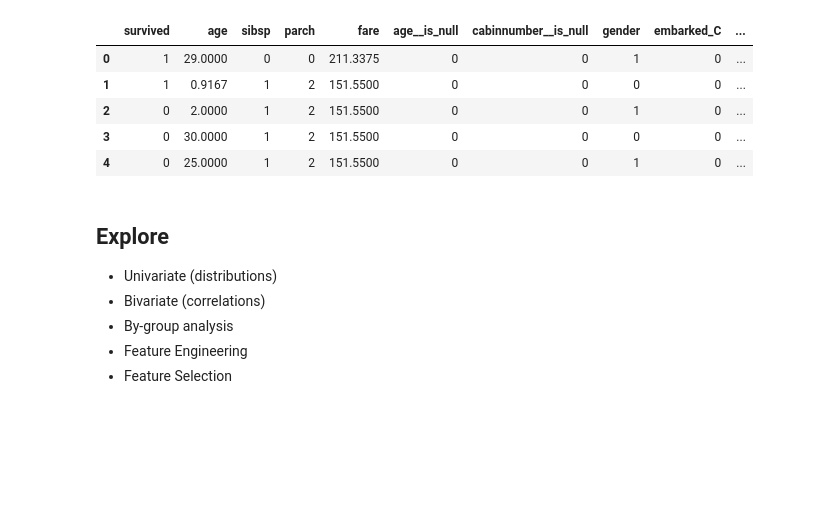
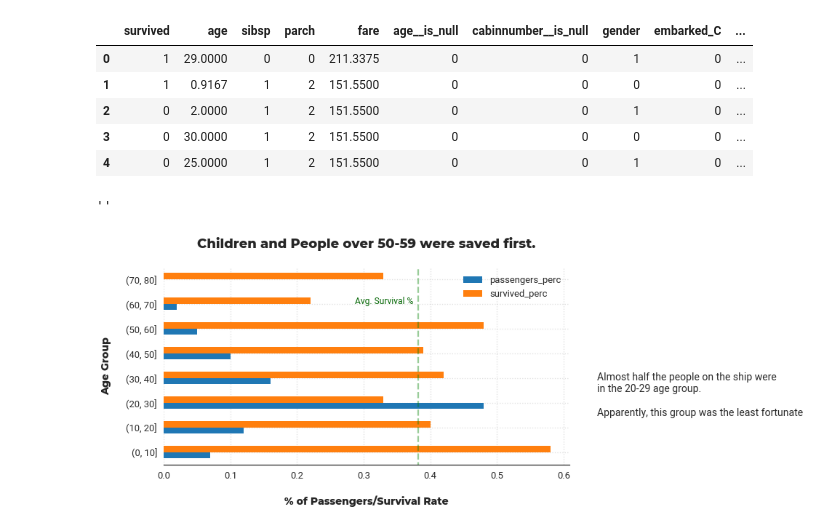
Before and after one commit to dushyantkhosla/ds-docker-walkthru-titanic, a Jupyter notebook: notebooks/03-Explore.ipynb, the cells around one changed output. Drawn from its saved outputs; the diff is of its cells as text; code cells hidden in the pictures; blank space fills up the shorter version.

Commit message:
Completed Explore.ipynb and Model.ipynb

```diff
--- a/notebooks/03-Explore.ipynb
+++ b/notebooks/03-Explore.ipynb
@@ -51,11 +124,3 @@ df.head()
 | 2 | 0 | 2.0000 | 1 | 2 | 151.5500 | 0 | 0 | 1 | 0 | ... |
 | 3 | 0 | 30.0000 | 1 | 2 | 151.5500 | 0 | 0 | 0 | 0 | ... |
 | 4 | 0 | 25.0000 | 1 | 2 | 151.5500 | 0 | 0 | 1 | 0 | ... |
-# %% [markdown]
-## Explore
-
-- Univariate (distributions)
-- Bivariate (correlations)
-- By-group analysis
-- Feature Engineering
-- Feature Selection
@@ -65,2 +126,0 @@ print("Average Survival Rate: {}%".format(y.mean().round(3) * 100))
-# %%
-rcParams['font.family'] = ['Lucid']
@@ -72,2 +126,0 @@ rcParams['font.family'] = ['Lucid']
-# %%
-df['sibsp_2'] = df['sibsp'].map(lambda i: 2 if i >= 2 else i)
@@ -75,0 +127,42 @@ df.groupby('sibsp_2')['survived'].mean()
+# %%
+fig, ax = plt.subplots(figsize=(10, 5))
+
+(pd.DataFrame({
+    'age_group': pd.cut(df['age'], bins=range(0, 81, 10)),
+    'survived': y
+})
+ .groupby('age_group')
+ .apply(lambda g: (g.loc[:, 'survived'].mean(), g.shape[0]/float(df.shape[0])))
+ .reset_index()
+ .assign(survived_perc = lambda fr: fr.loc[:, 0].map(lambda i: i[0]),
+         passengers_perc = lambda fr: fr.loc[:, 0].map(lambda i: i[1]))
+ .drop([0], axis=1)
+ .set_index('age_group')
+ .round(2)
+ .plot.barh(ax=ax)
+)
+
+ax.set_title("Children and People over 50-59 were saved first.\n", fontdict=font_title);
+ax.set_xlabel("\n% of Passengers/Survival Rate", fontdict=font_axes)
+ax.set_ylabel("Age Group\n", fontdict=font_axes)
+
+ax.vlines(y.mean(), -1, 9, color='green', linestyle='dashed', alpha=0.4)
+ax.annotate(s="Avg. Survival %", xy=(y.mean() - 0.095 , 6), color='darkgreen', fontsize=12)
+
+ax.grid(True, linestyle=":", alpha=0.6)
+
+ax.spines['top'].set_visible(False)
+ax.spines['left'].set_visible(False)
+ax.spines['right'].set_visible(False)
+
+ax.text(0.65, 1,
+        """Almost half the people on the ship were \nin the 20-29 age group.
+        \nApparently, this group was the least fortunate
+        """,
+        fontdict=font_text)
+
+plt.savefig("reports/figures/01-survival-by-age-group.png", bbox_inches='tight', pad_inches=0.5)
+;
+# %% [output]
+''
+[figure, added]
```
Also changed, not shown: parts of 13 cells of this notebook, 7 other files.
